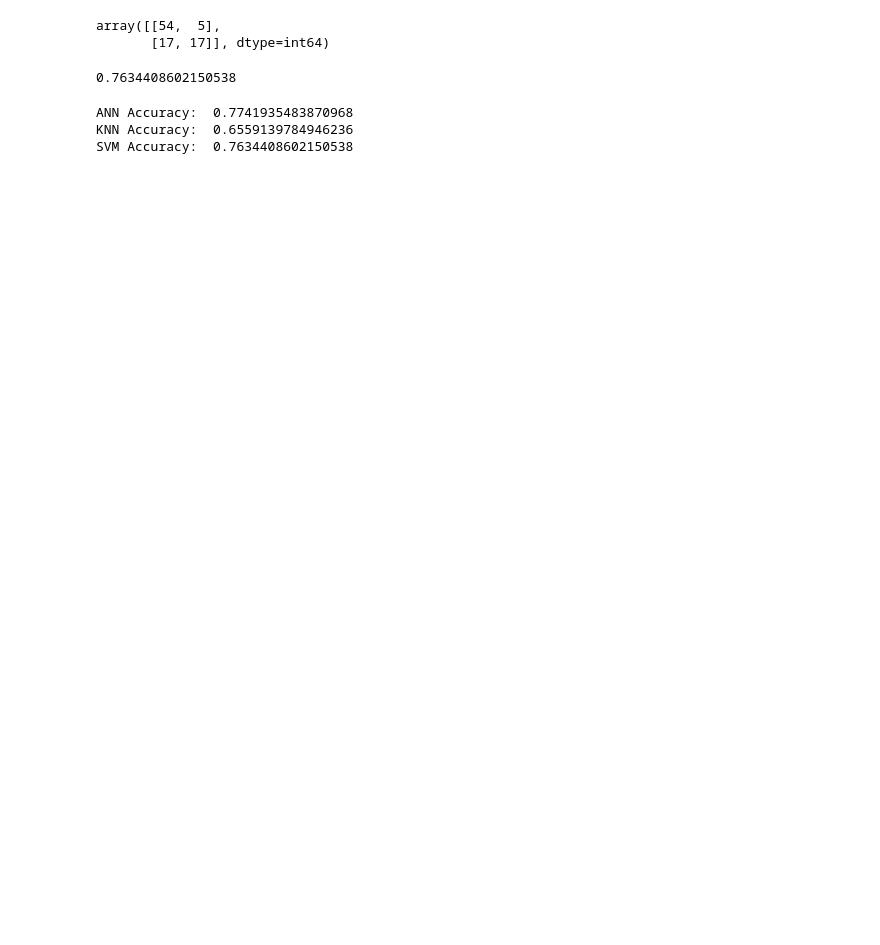
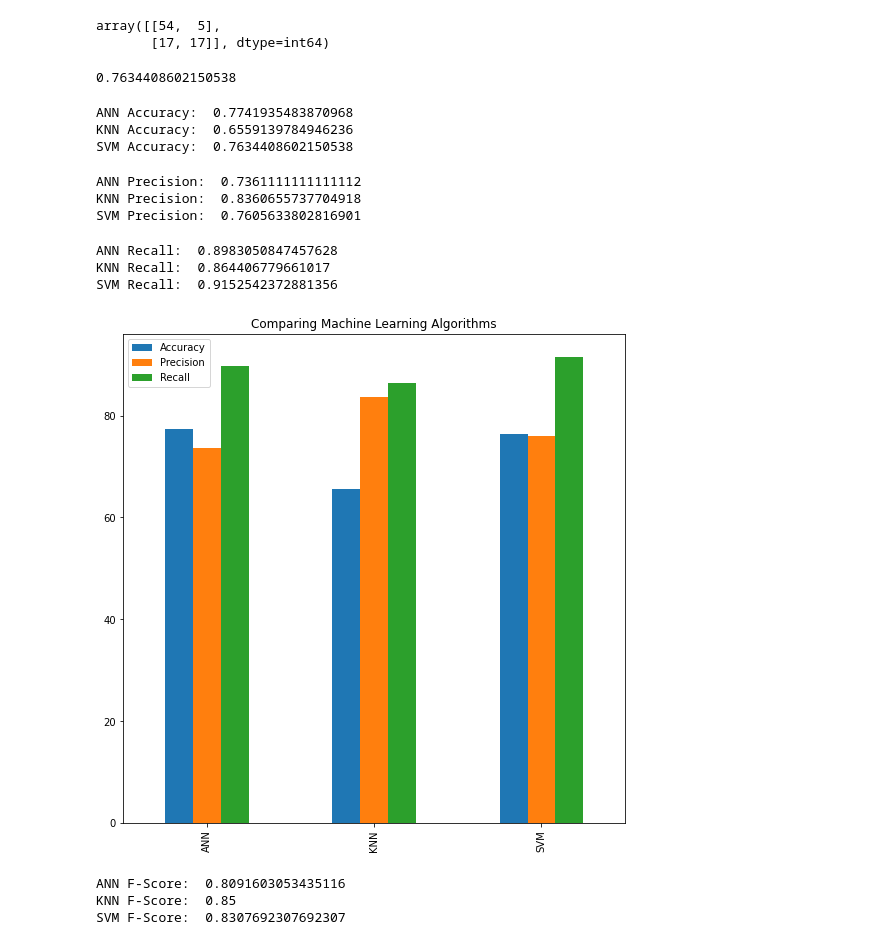
Before and after one commit to KieranBest/AI-Assignment-2, a Jupyter notebook: Assignment 2.ipynb, the cells around one changed output. Cells and saved outputs as stored; diff of their text form; code cells hidden in the pictures; blank space fills up the shorter version.

```diff
--- a/Assignment 2.ipynb
+++ b/Assignment 2.ipynb
@@ -224,3 +253,51 @@ print("SVM Accuracy: ", svm_result)
 ANN Accuracy:  0.7741935483870968
 KNN Accuracy:  0.6559139784946236
 SVM Accuracy:  0.7634408602150538
+# %%
+#30
+#Comparing precision scores
+precision_ann = cm_ann[0][0]/(cm_ann[0][0]+cm_ann[1][1])
+precision_knn = cm_knn[0][0]/(cm_knn[0][0]+cm_knn[1][1])
+precision_svm = cm_svm[0][0]/(cm_svm[0][0]+cm_svm[1][1])
+print("ANN Precision: ", precision_ann)
+print("KNN Precision: ", precision_knn)
+print("SVM Precision: ", precision_svm)
+# %% [output]
+ANN Precision:  0.7361111111111112
+KNN Precision:  0.8360655737704918
+SVM Precision:  0.7605633802816901
+# %%
+#31
+#Comparing recall scores
+recall_ann = cm_ann[0][0]/(cm_ann[0][0] + cm_ann[0][1])
+recall_knn = cm_knn[0][0]/(cm_knn[0][0] + cm_knn[0][1])
+recall_svm = cm_svm[0][0]/(cm_svm[0][0] + cm_svm[0][1])
+print("ANN Recall: ", recall_ann)
+print("KNN Recall: ", recall_knn)
+print("SVM Recall: ", recall_svm)
+# %% [output]
+ANN Recall:  0.8983050847457628
+KNN Recall:  0.864406779661017
+SVM Recall:  0.9152542372881356
+# %%
+#32
+results = {'Accuracy': [ann_result*100,knn_result*100,svm_result*100],
+           'Precision': [precision_ann*100,precision_knn*100,precision_svm*100],
+           'Recall': [recall_ann*100,recall_knn*100,recall_svm*100],}
+index = ['ANN','KNN','SVM']
+results =pd.DataFrame(results,index=index)
+plot = results.plot(kind='bar',title='Comparing Machine Learning Algorithms',figsize =(9,9)).get_figure()
+# %% [output]
+[figure, added]
+# %%
+#33
+f1_ann = 2 * (precision_ann * recall_ann) / (precision_ann + recall_ann)
+f1_knn = 2 * (precision_knn * recall_knn) / (precision_knn + recall_knn)
+f1_svm = 2 * (precision_svm * recall_svm) / (precision_svm + recall_svm)
+print("ANN F-Score: ", f1_ann)
+print("KNN F-Score: ", f1_knn)
+print("SVM F-Score: ", f1_svm)
+# %% [output]
+ANN F-Score:  0.8091603053435116
+KNN F-Score:  0.85
+SVM F-Score:  0.8307692307692307
```
Also changed, not shown: parts of 33 cells of this notebook, 1 other file.
